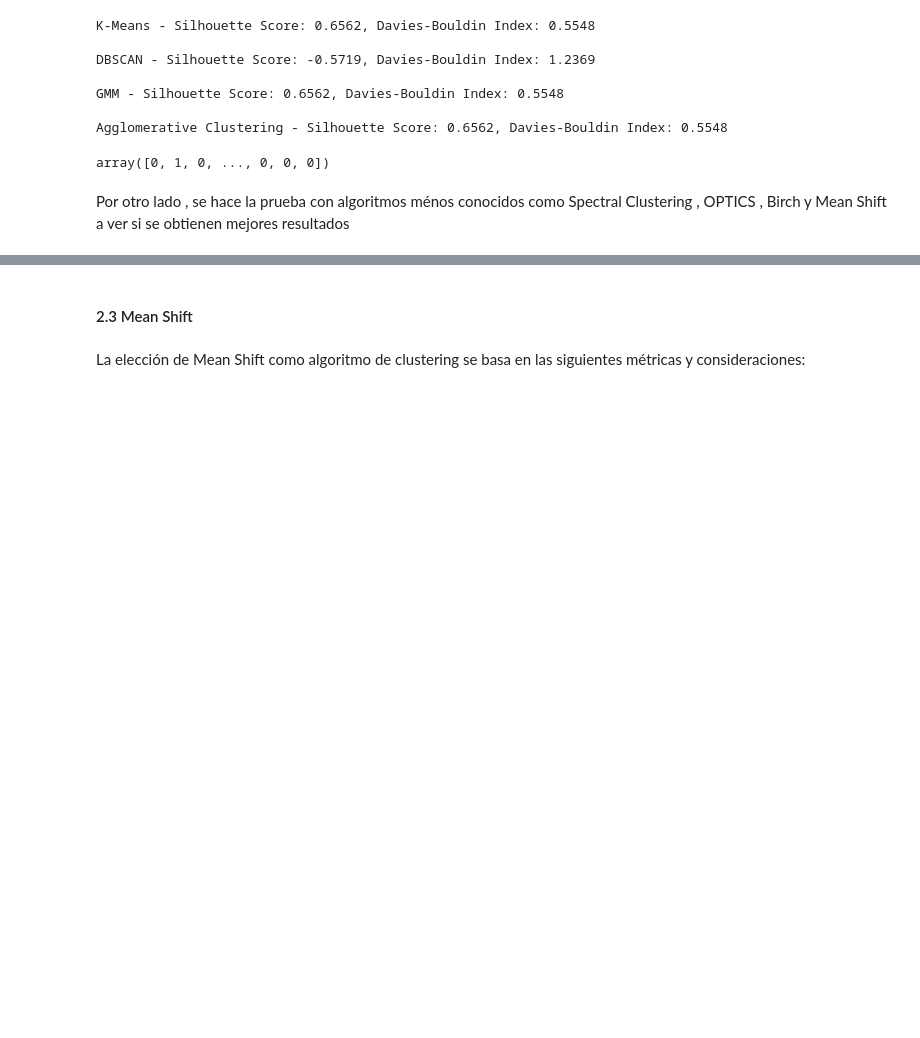
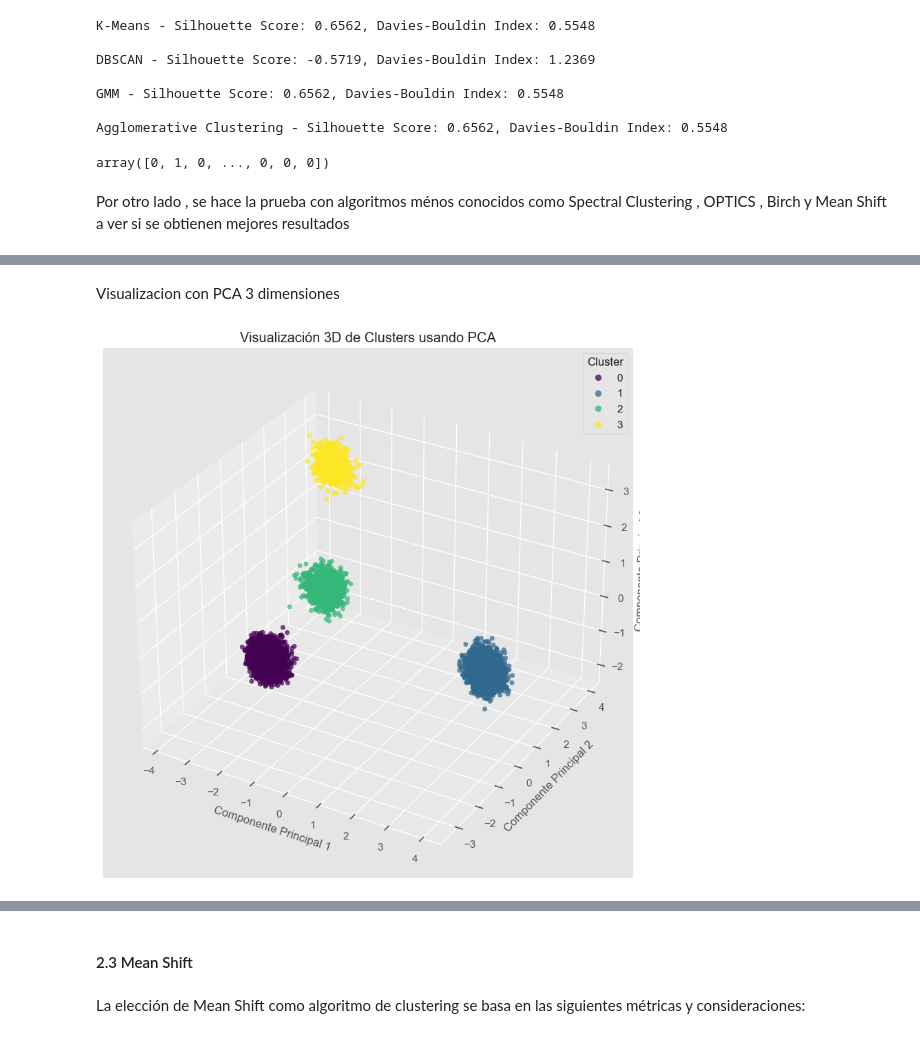
Before and after one commit to iStork1/Laboratorio-2-BI, a Jupyter notebook: Laboratorio2.ipynb, the cells around one changed output, grey strips where cells are left out. Drawn from its saved outputs; the diff is of its cells as text; code cells hidden in the pictures; blank space fills up the shorter version.

```diff
--- a/Laboratorio2.ipynb
+++ b/Laboratorio2.ipynb
@@ -522,0 +672,27 @@ Mean Shift - Silhouette Score: 0.7694, Davies-Bouldin Index: 0.3282
+# %% [markdown]
+Visualizacion con PCA 3 dimensiones
+# %%
+from mpl_toolkits.mplot3d import Axes3D
+
+pca = PCA(n_components=3, random_state=42)
+X_pca = pca.fit_transform(X_scaled)
+df_KMeans["PCA1"] = X_pca[:, 0]
+df_KMeans["PCA2"] = X_pca[:, 1]
+df_KMeans["PCA3"] = X_pca[:, 2]
+fig = plt.figure(figsize=(12, 10))
+ax = fig.add_subplot(111, projection='3d')
+
+scatter = ax.scatter(df_KMeans["PCA1"], df_KMeans["PCA2"], df_KMeans["PCA3"],
+                     c=df_KMeans["Cluster"], cmap="viridis", alpha=0.7)
+
+ax.set_xlabel("Componente Principal 1")
+ax.set_ylabel("Componente Principal 2")
+ax.set_zlabel("Componente Principal 3")
+plt.title("Visualización 3D de Clusters usando PCA")
+
+legend = ax.legend(*scatter.legend_elements(), title="Cluster")
+ax.add_artist(legend)
+
+plt.show()
+# %% [output]
+[figure, added]
```
Also changed, not shown: parts of 27 cells of this notebook.
